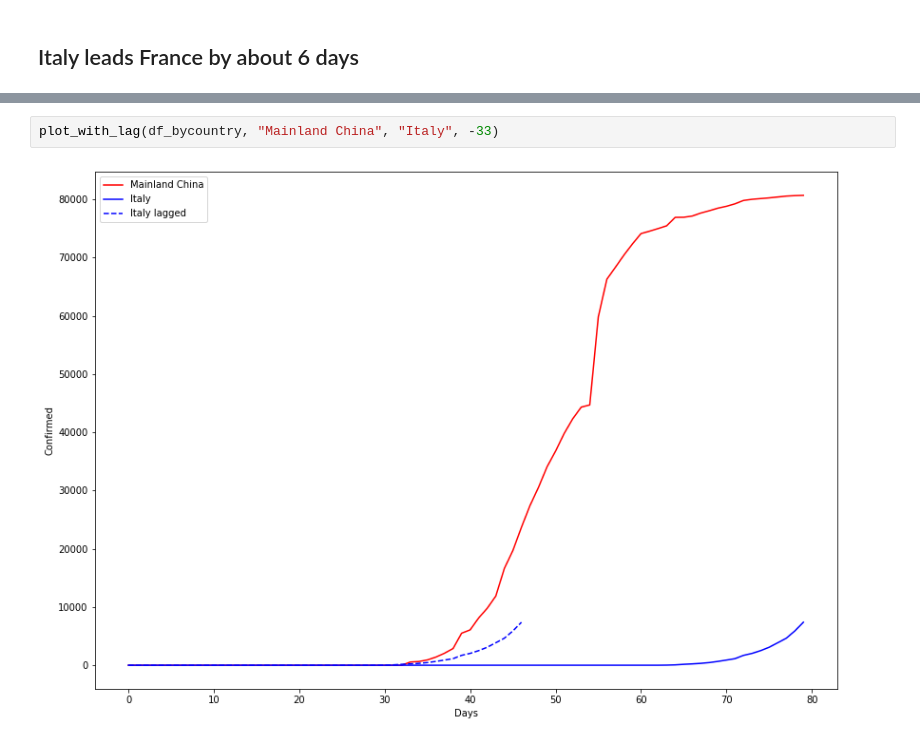
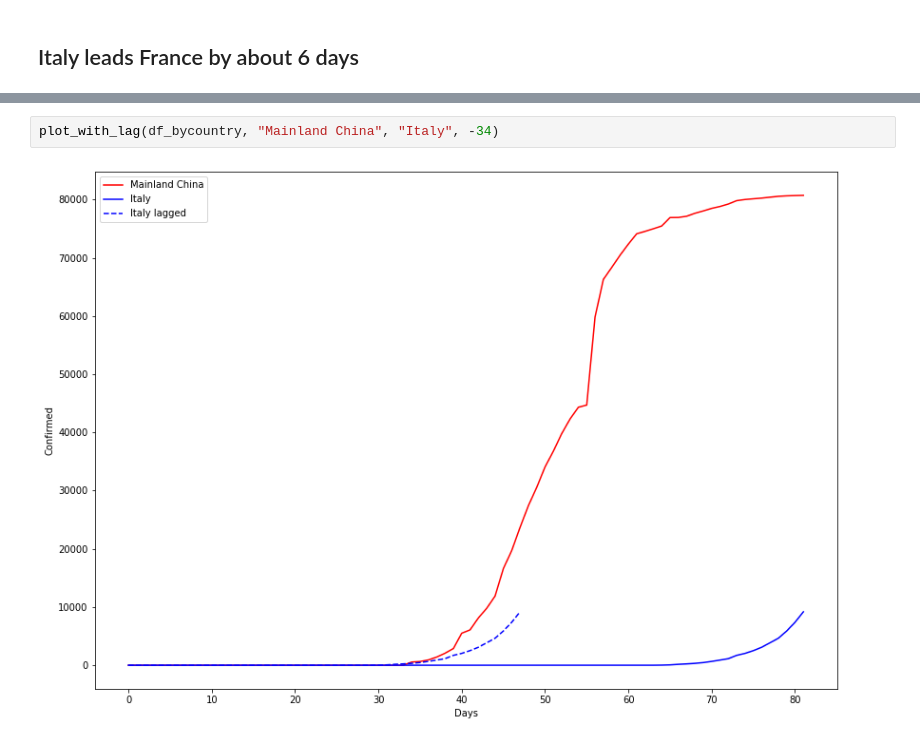
Before and after one commit to ClementBM/Experiment_Coronavius, a Jupyter notebook: notebook/Coronavirus_By_Country.ipynb, the cells around one changed output, grey strips where cells are left out. Cells and saved outputs as stored; diff of their text form.

```diff
--- a/notebook/Coronavirus_By_Country.ipynb
+++ b/notebook/Coronavirus_By_Country.ipynb
@@ -239,4 +250,4 @@ synchrony(df_bycountry_norm.loc["Mainland China",:], df_bycountry_norm.loc["Ital
 # %%
-plot_with_lag(df_bycountry, "Mainland China", "Italy", -33)
+plot_with_lag(df_bycountry, "Mainland China", "Italy", -34)
 # %% [output]
-[figure, old version]
+[figure, new version]
```
Also changed, not shown: parts of 14 cells of this notebook, 2 other files.
